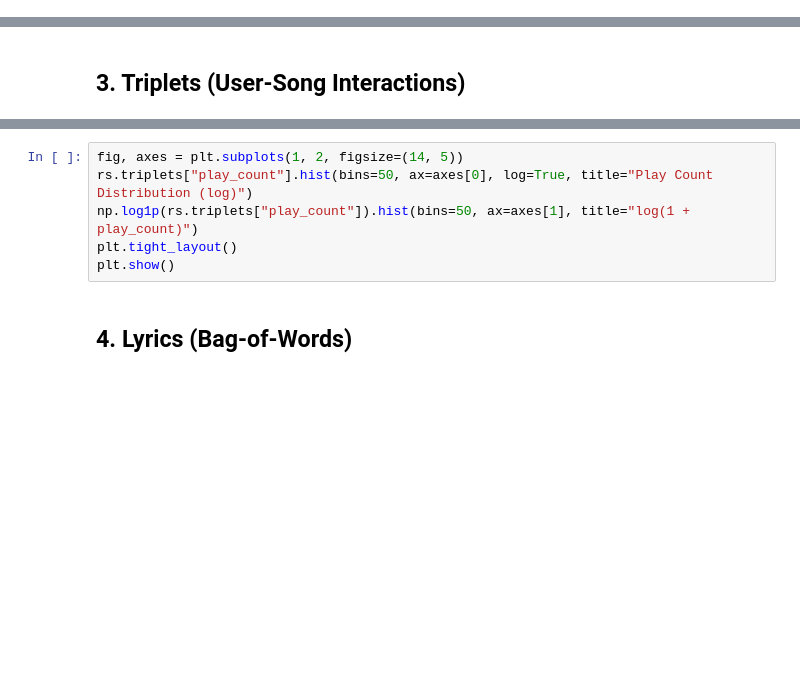
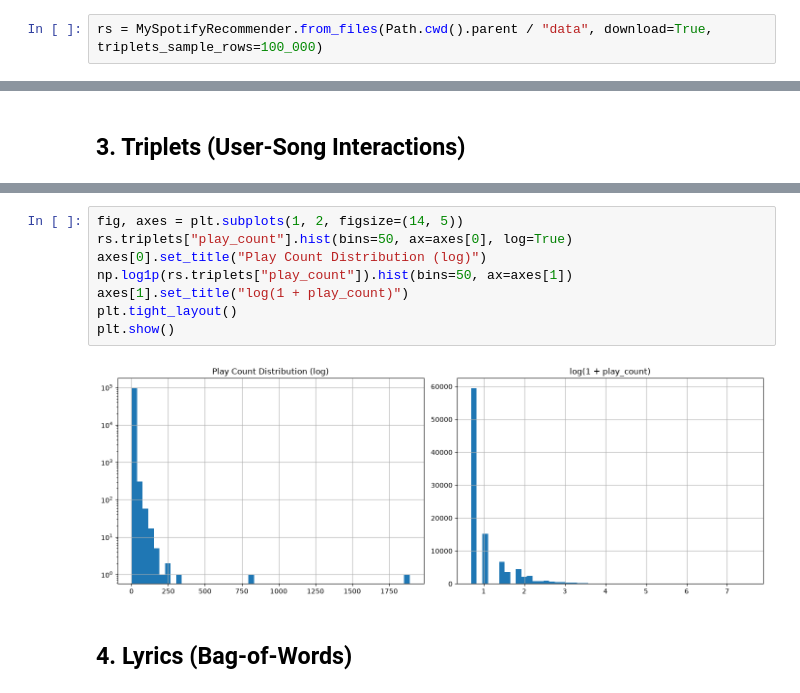
Before and after one commit to mylastresort/MySpotify, a Jupyter notebook: notebooks/00_eda.ipynb, the cells around one changed output, grey strips where cells are left out. Drawn from its saved outputs; the diff is of its cells as text; blank space fills up the shorter version.

```diff
--- a/notebooks/00_eda.ipynb
+++ b/notebooks/00_eda.ipynb
@@ -22,0 +21,2 @@ rs = MySpotifyRecommender.from_files()
+# %%
+rs = MySpotifyRecommender.from_files(Path.cwd().parent / "data", download=True, triplets_sample_rows=100_000)
@@ -57,9 +121,13 @@ print(f"Max play count: {rs.triplets['play_count'].max()}")
 # %%
 fig, axes = plt.subplots(1, 2, figsize=(14, 5))
-rs.triplets["play_count"].hist(bins=50, ax=axes[0], log=True, title="Play Count Distribution (log)")
-np.log1p(rs.triplets["play_count"]).hist(bins=50, ax=axes[1], title="log(1 + play_count)")
+rs.triplets["play_count"].hist(bins=50, ax=axes[0], log=True)
+axes[0].set_title("Play Count Distribution (log)")
+np.log1p(rs.triplets["play_count"]).hist(bins=50, ax=axes[1])
+axes[1].set_title("log(1 + play_count)")
 plt.tight_layout()
 plt.show()
+# %% [output]
+[figure, added]
 # %% [markdown]
 ## 4. Lyrics (Bag-of-Words)
 # %%
```
Also changed, not shown: parts of 10 cells of this notebook, 31 other files.
